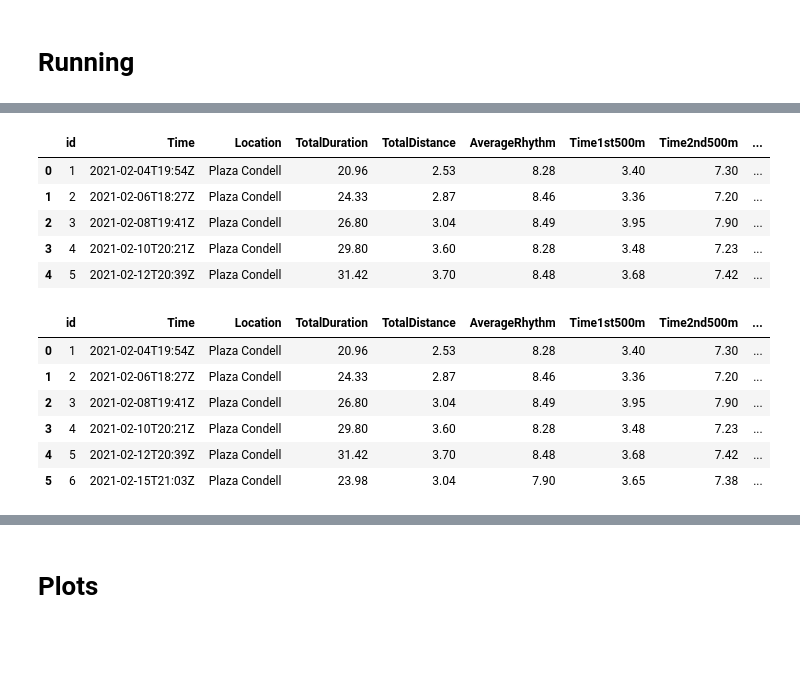
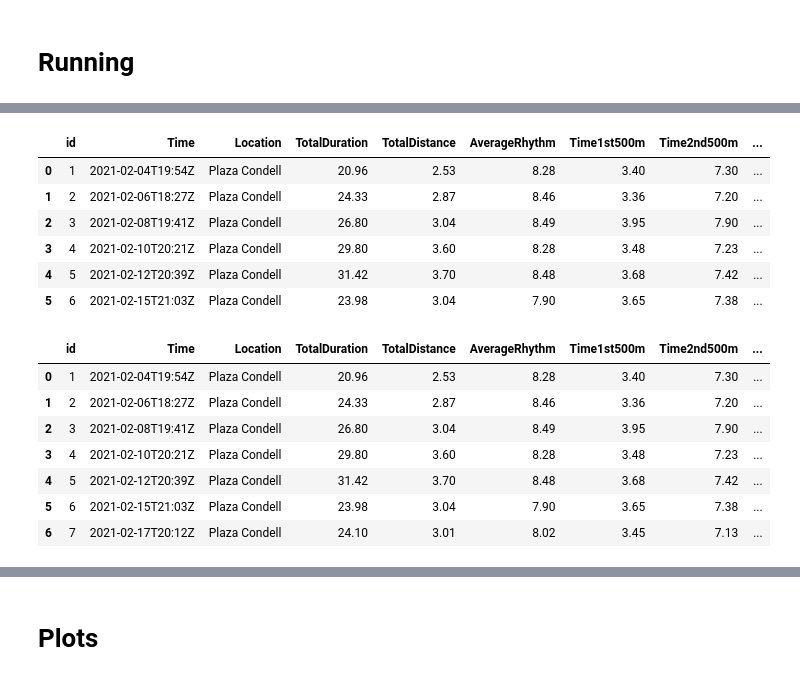
Before and after one commit to lona9/Workout-Data, a Jupyter notebook: Workout-Data.ipynb, the cells around one changed output, grey strips where cells are left out. Cells and saved outputs as stored; diff of their text form; code cells hidden in the pictures; blank space fills up the shorter version.

```diff
--- a/Workout-Data.ipynb
+++ b/Workout-Data.ipynb
@@ -96,6 +96,7 @@ df_run.insert(0, 'id', [1, 2, 3])
 df_run = df_run.append(pd.Series([4, '2021-02-10T20:21Z', 'Plaza Condell', 29.8, 3.6, 8.28, 3.48, 7.23, 11.78, 15.75, 20.15, 24.43, 219], index=df_run.columns), ignore_index=True)
 df_run.insert(12, 'Time7th500m', [20.85, 21.12, 26.8, 28.93])
 df_run = df_run.append(pd.Series([5, '2021-02-12T20:39Z', 'Plaza Condell', 31.42, 3.7, 8.48, 3.68, 7.42, 11.43, 16.05, 20.4, 25.07, 29.73, 220], index=df_run.columns), ignore_index=True)
+df_run = df_run.append(pd.Series([6, '2021-02-15T21:03Z', 'Plaza Condell', 23.98, 3.04, 7.9, 3.65, 7.38, 11.15, 15.2, 19.32, 23.55, 23.55, 189], index=df_run.columns), ignore_index=True)
 df_run
 # %% [output]
 |  | id | Time | Location | TotalDuration | TotalDistance | AverageRhythm | Time1st500m | Time2nd500m | ... |
@@ -104,17 +105,19 @@ df_run
 | 2 | 3 | 2021-02-08T19:41Z | Plaza Condell | 26.80 | 3.04 | 8.49 | 3.95 | 7.90 | ... |
 | 3 | 4 | 2021-02-10T20:21Z | Plaza Condell | 29.80 | 3.60 | 8.28 | 3.48 | 7.23 | ... |
 | 4 | 5 | 2021-02-12T20:39Z | Plaza Condell | 31.42 | 3.70 | 8.48 | 3.68 | 7.42 | ... |
+| 5 | 6 | 2021-02-15T21:03Z | Plaza Condell | 23.98 | 3.04 | 7.90 | 3.65 | 7.38 | ... |
-# %%
-df_run = df_run.append(pd.Series([6, '2021-02-15T21:03Z', 'Plaza Condell', 23.98, 3.04, 7.9, 3.65, 7.38, 11.15, 15.2, 19.32, 23.55, 23.55, 189], index=df_run.columns), ignore_index=True)
-df_run
-# %% [output]
-|  | id | Time | Location | TotalDuration | TotalDistance | AverageRhythm | Time1st500m | Time2nd500m | ... |
-| 0 | 1 | 2021-02-04T19:54Z | Plaza Condell | 20.96 | 2.53 | 8.28 | 3.40 | 7.30 | ... |
-| 1 | 2 | 2021-02-06T18:27Z | Plaza Condell | 24.33 | 2.87 | 8.46 | 3.36 | 7.20 | ... |
-| 2 | 3 | 2021-02-08T19:41Z | Plaza Condell | 26.80 | 3.04 | 8.49 | 3.95 | 7.90 | ... |
-| 3 | 4 | 2021-02-10T20:21Z | Plaza Condell | 29.80 | 3.60 | 8.28 | 3.48 | 7.23 | ... |
-| 4 | 5 | 2021-02-12T20:39Z | Plaza Condell | 31.42 | 3.70 | 8.48 | 3.68 | 7.42 | ... |
-| 5 | 6 | 2021-02-15T21:03Z | Plaza Condell | 23.98 | 3.04 | 7.90 | 3.65 | 7.38 | ... |
+# %%
+df_run = df_run.append(pd.Series([7, '2021-02-17T20:12Z', 'Plaza Condell', 24.1, 3.01, 8.02, 3.45, 7.13, 11.25, 15.12, 19.92, 23.97, 23.97, 190], index=df_run.columns), ignore_index=True)
+df_run
+# %% [output]
+|  | id | Time | Location | TotalDuration | TotalDistance | AverageRhythm | Time1st500m | Time2nd500m | ... |
+| 0 | 1 | 2021-02-04T19:54Z | Plaza Condell | 20.96 | 2.53 | 8.28 | 3.40 | 7.30 | ... |
+| 1 | 2 | 2021-02-06T18:27Z | Plaza Condell | 24.33 | 2.87 | 8.46 | 3.36 | 7.20 | ... |
+| 2 | 3 | 2021-02-08T19:41Z | Plaza Condell | 26.80 | 3.04 | 8.49 | 3.95 | 7.90 | ... |
+| 3 | 4 | 2021-02-10T20:21Z | Plaza Condell | 29.80 | 3.60 | 8.28 | 3.48 | 7.23 | ... |
+| 4 | 5 | 2021-02-12T20:39Z | Plaza Condell | 31.42 | 3.70 | 8.48 | 3.68 | 7.42 | ... |
+| 5 | 6 | 2021-02-15T21:03Z | Plaza Condell | 23.98 | 3.04 | 7.90 | 3.65 | 7.38 | ... |
+| 6 | 7 | 2021-02-17T20:12Z | Plaza Condell | 24.10 | 3.01 | 8.02 | 3.45 | 7.13 | ... |
 # %%
 df_run.Time = pd.to_datetime(df_run.Time, utc=True)
 df_run
```
Also changed, not shown: parts of 6 cells of this notebook.
